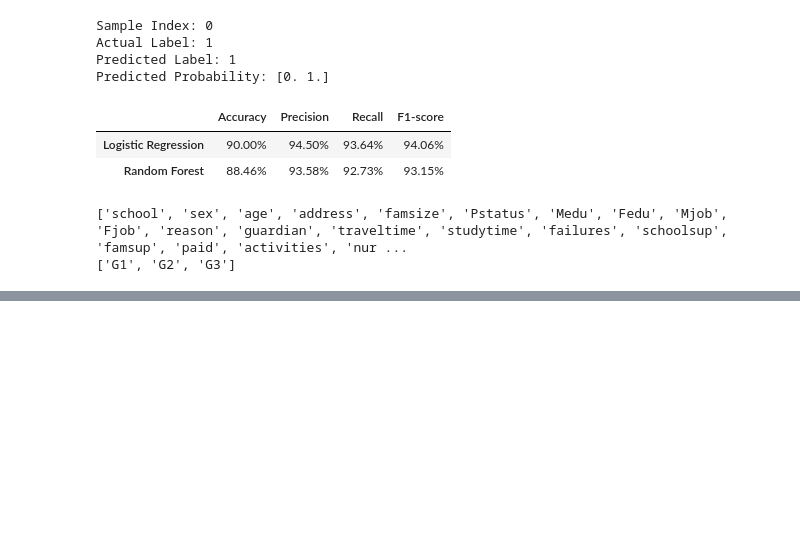
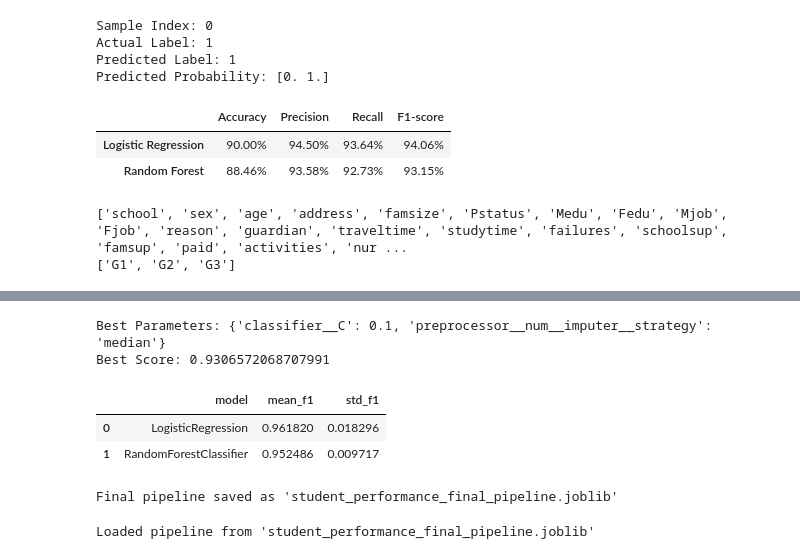
Before and after one commit to omarelshnofy/ML-Student-Performance, a Jupyter notebook: project.ipynb, the cells around one changed output, grey strips where cells are left out. Drawn from its saved outputs; the diff is of its cells as text; code cells hidden in the pictures; blank space fills up the shorter version.

Commit message:
Update ML model

```diff
--- a/project.ipynb
+++ b/project.ipynb
@@ -693,0 +1095,78 @@ print(student_performance.data.targets.columns.tolist())
+# %%
+combined_param_grid = {
+    'preprocessor__num__imputer__strategy': ['median', 'mean'],
+    'classifier__C': [0.1, 1, 10]
+}
+
+combined_search = GridSearchCV(
+    estimator=logistic_pipeline,
+    param_grid=combined_param_grid,
+    cv=5,
+    n_jobs=-1,
+    scoring='accuracy',
+    error_score='raise'
+)
+
+combined_search.fit(X_train_df, y_train)
+
+print("Best Parameters:", combined_search.best_params_)
+print("Best Score:", combined_search.best_score_)
+# %% [output]
+Best Parameters: {'classifier__C': 0.1, 'preprocessor__num__imputer__strategy': 'median'}
+Best Score: 0.9306572068707991
+# %%
+models_canditates = {
+    "LogisticRegression": LogisticRegression(max_iter=1000),
+    "RandomForestClassifier": RandomForestClassifier(
+        n_estimators=100,
+        random_state=42,
+        max_depth=5
+    )
+}
+
+results = []
+
+for model_name, estimator in models_canditates.items():
+    pipeline = Pipeline(steps=[
+        ('preprocessor', preprocessor),
+        ('classifier', estimator)
+    ])
+
+    cv_scores = cross_val_score(
+        pipeline,
+        X_train_df,
+        y_train,
+        cv=cv,
+        scoring='f1',
+        n_jobs=-1
+    )
+
+    results.append({
+        'model': model_name,
+        'mean_f1': cv_scores.mean(),
+        'std_f1': cv_scores.std()
+    })
+
+results_df = pd.DataFrame(results)
+
+results_df
+# %% [output]
+|  | model | mean_f1 | std_f1 |
+| 0 | LogisticRegression | 0.961820 | 0.018296 |
+| 1 | RandomForestClassifier | 0.952486 | 0.009717 |
+# %%
+import joblib
+
+final_pipeline = combined_search.best_estimator_
+
+joblib.dump(final_pipeline, "student_performance_final_pipeline.joblib")
+
+print("Final pipeline saved as 'student_performance_final_pipeline.joblib'")
+# %% [output]
+Final pipeline saved as 'student_performance_final_pipeline.joblib'
+# %%
+loaded_pipeline = joblib.load('student_performance_final_pipeline.joblib')
+
+print("Loaded pipeline from 'student_performance_final_pipeline.joblib'")
+# %% [output]
+Loaded pipeline from 'student_performance_final_pipeline.joblib'
```
Also changed, not shown: parts of 41 cells of this notebook, 1 other file.
